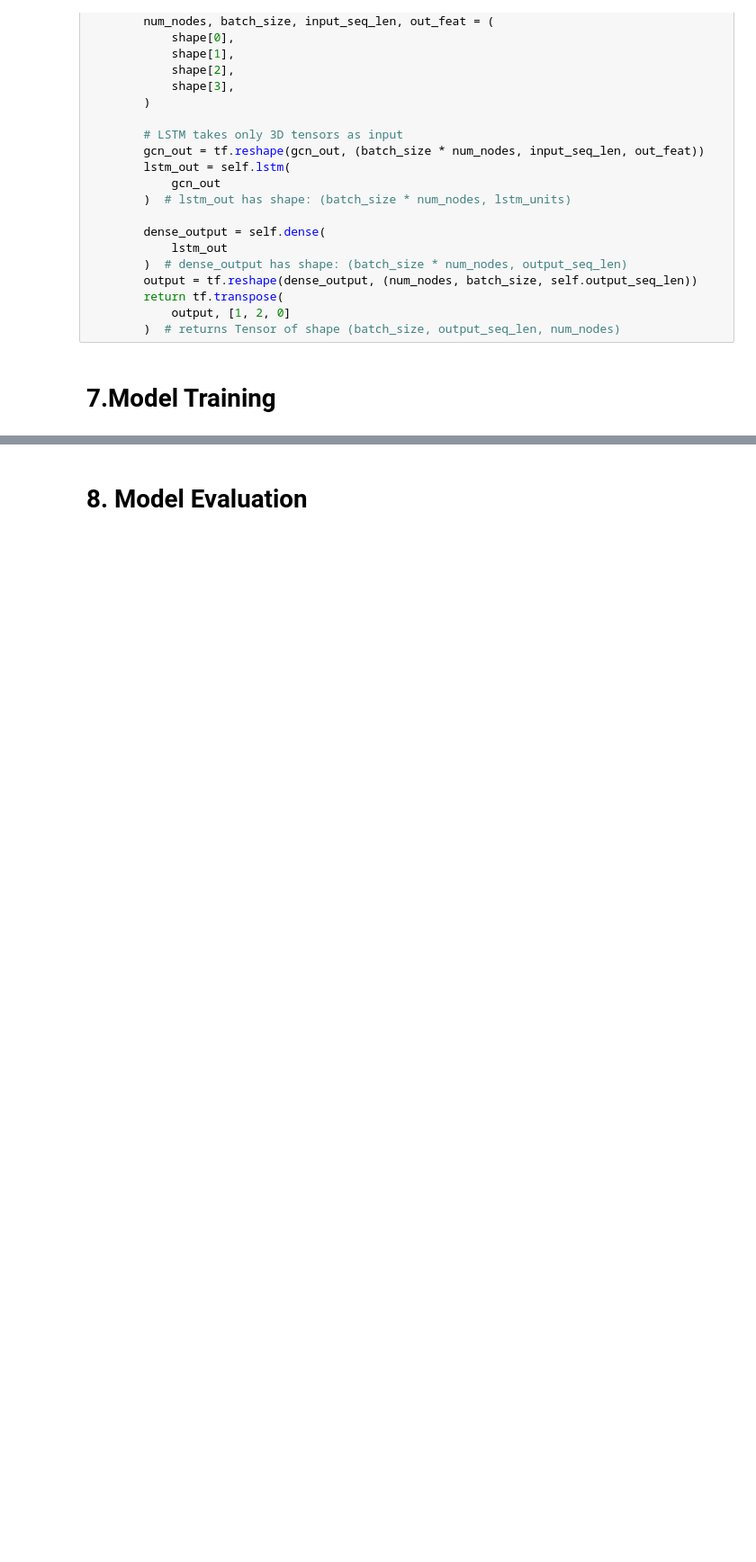
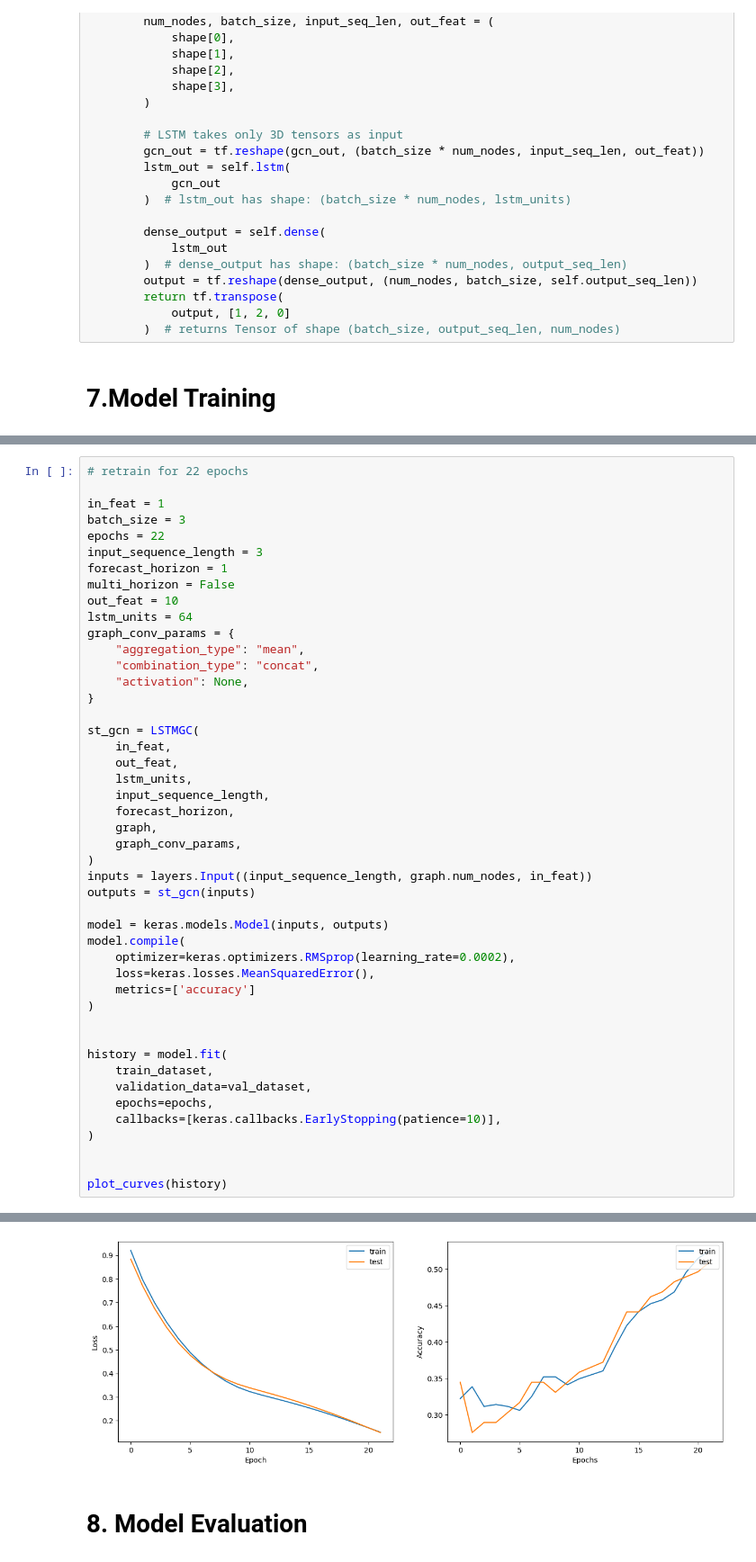
Before and after one commit to brwei01/CEGE0042_STDM_PROJECT, a Jupyter notebook: UT_GNN_LSTM.ipynb, the cells around one changed output, grey strips where cells are left out. Shown at 90% size. Saved outputs shown, nothing was run; the diff lists cells and outputs as text; blank space fills up the shorter version.

```diff
--- a/UT_GNN_LSTM.ipynb
+++ b/UT_GNN_LSTM.ipynb
@@ -531,0 +553,47 @@ Epoch 20/20
+# %%
+# retrain for 22 epochs
+
+in_feat = 1
+batch_size = 3
+epochs = 22
+input_sequence_length = 3
+forecast_horizon = 1
+multi_horizon = False
+out_feat = 10
+lstm_units = 64
+graph_conv_params = {
+    "aggregation_type": "mean",
+    "combination_type": "concat",
+    "activation": None,
+}
+
+st_gcn = LSTMGC(
+    in_feat,
+    out_feat,
+    lstm_units,
+    input_sequence_length,
+    forecast_horizon,
+    graph,
+    graph_conv_params,
+)
+inputs = layers.Input((input_sequence_length, graph.num_nodes, in_feat))
+outputs = st_gcn(inputs)
+
+model = keras.models.Model(inputs, outputs)
+model.compile(
+    optimizer=keras.optimizers.RMSprop(learning_rate=0.0002),
+    loss=keras.losses.MeanSquaredError(),
+    metrics=['accuracy']
+)
+
+
+history = model.fit(
+    train_dataset,
+    validation_data=val_dataset,
+    epochs=epochs,
+    callbacks=[keras.callbacks.EarlyStopping(patience=10)],
+)
+
+
+plot_curves(history)
+# %% [output]
@@ -532,3 +617,4 @@ Epoch 20/20
+[figure, added]
 # %% [markdown]
 # **8. Model Evaluation**
 # %%
```
Also changed, not shown: parts of 8 cells of this notebook, 1 other file.
